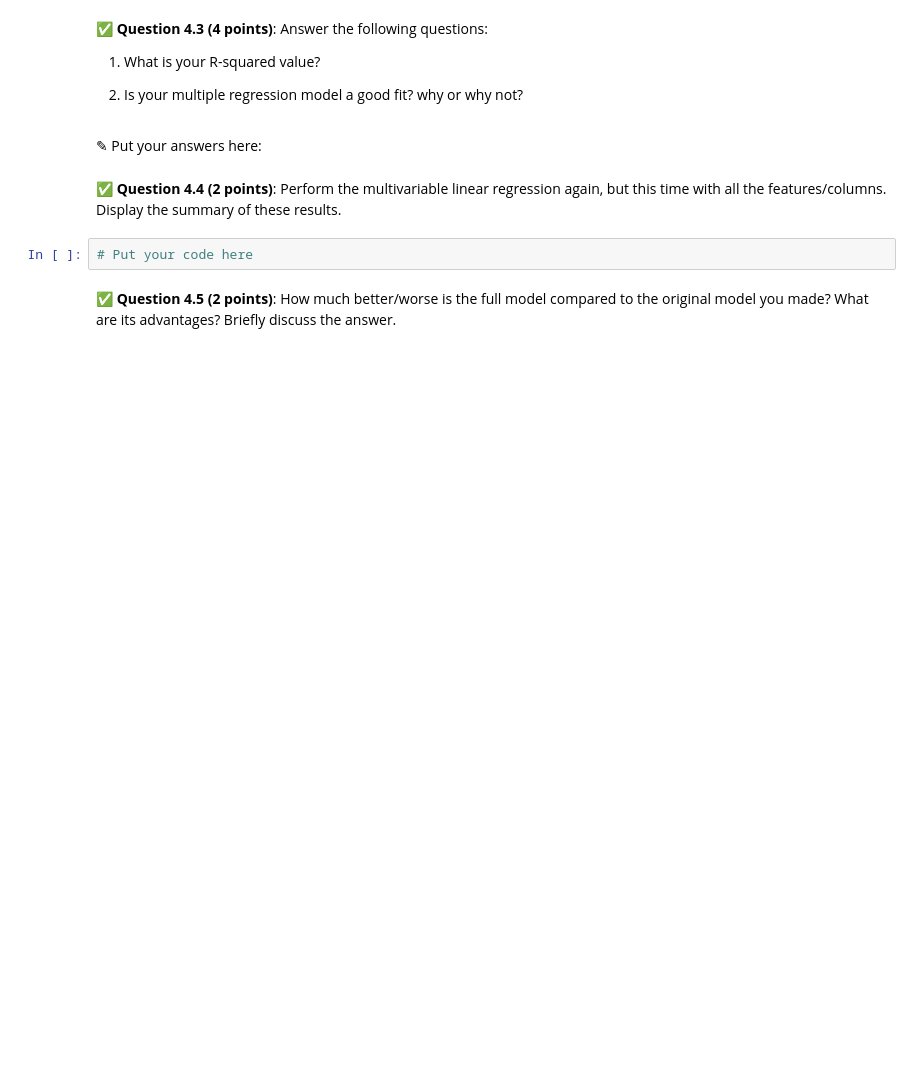
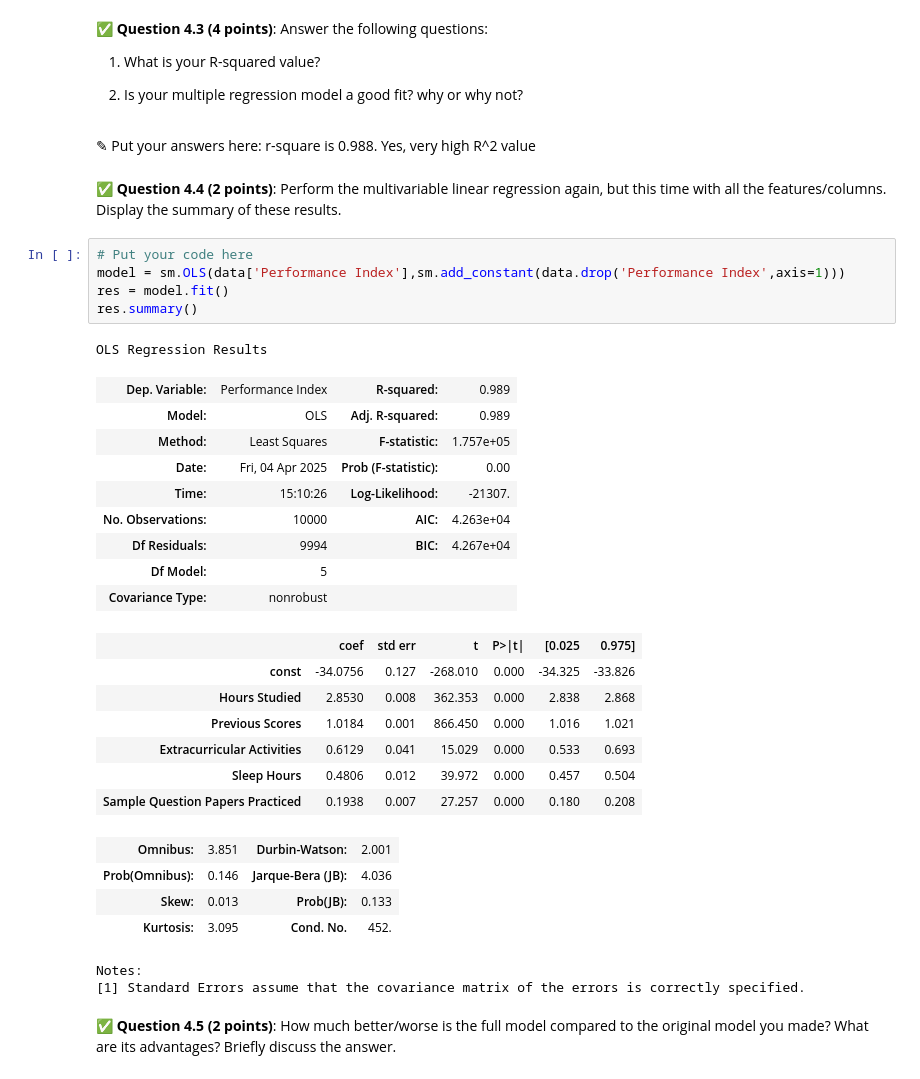
Before and after one commit to abdollahegazy/cmse202-s25-turnin, a Jupyter notebook: hw-03/HW-03_Regression-S25-STUDENT.ipynb, the cells around one changed output. Drawn from its saved outputs; the diff is of its cells as text; blank space fills up the shorter version.

```diff
--- a/hw-03/HW-03_Regression-S25-STUDENT.ipynb
+++ b/hw-03/HW-03_Regression-S25-STUDENT.ipynb
@@ -221,10 +264,37 @@ First, download and read in this synthetic dataset of Student Performance. `http
 
 2. Is your multiple regression model a good fit? why or why not?
 # %% [markdown]
-<font size=+3>&#9998;</font> Put your answers here:
+<font size=+3>&#9998;</font> Put your answers here: r-square is 0.988. Yes, very high R^2 value
 # %% [markdown]
 &#9989;  **Question 4.4 (2 points)**: Perform the multivariable linear regression again, but this time with all the features/columns. Display the summary of these results.
-# %%
-# Put your code here
+# %%
+# Put your code here
+model = sm.OLS(data['Performance Index'],sm.add_constant(data.drop('Performance Index',axis=1)))
+res = model.fit()
+res.summary()
+# %% [output]
+OLS Regression Results
+| Dep. Variable: | Performance Index | R-squared: | 0.989 |
+| Model: | OLS | Adj. R-squared: | 0.989 |
+| Method: | Least Squares | F-statistic: | 1.757e+05 |
+| Date: | Fri, 04 Apr 2025 | Prob (F-statistic): | 0.00 |
+| Time: | 15:10:26 | Log-Likelihood: | -21307. |
+| No. Observations: | 10000 | AIC: | 4.263e+04 |
+| Df Residuals: | 9994 | BIC: | 4.267e+04 |
+| Df Model: | 5 |  |  |
+| Covariance Type: | nonrobust |  |  |
+|  | coef | std err | t | P>|t| | [0.025 | 0.975] |
+| const | -34.0756 | 0.127 | -268.010 | 0.000 | -34.325 | -33.826 |
+| Hours Studied | 2.8530 | 0.008 | 362.353 | 0.000 | 2.838 | 2.868 |
+| Previous Scores | 1.0184 | 0.001 | 866.450 | 0.000 | 1.016 | 1.021 |
+| Extracurricular Activities | 0.6129 | 0.041 | 15.029 | 0.000 | 0.533 | 0.693 |
+| Sleep Hours | 0.4806 | 0.012 | 39.972 | 0.000 | 0.457 | 0.504 |
+| Sample Question Papers Practiced | 0.1938 | 0.007 | 27.257 | 0.000 | 0.180 | 0.208 |
+| Omnibus: | 3.851 | Durbin-Watson: | 2.001 |
+| Prob(Omnibus): | 0.146 | Jarque-Bera (JB): | 4.036 |
+| Skew: | 0.013 | Prob(JB): | 0.133 |
+| Kurtosis: | 3.095 | Cond. No. | 452. |
+Notes:
+[1] Standard Errors assume that the covariance matrix of the errors is correctly specified.
 # %% [markdown]
 &#9989;  **Question 4.5 (2 points)**: How much better/worse is the full model compared to the original model you made? What are its advantages? Briefly discuss the answer.
```
Also changed, not shown: parts of 10 cells of this notebook.
